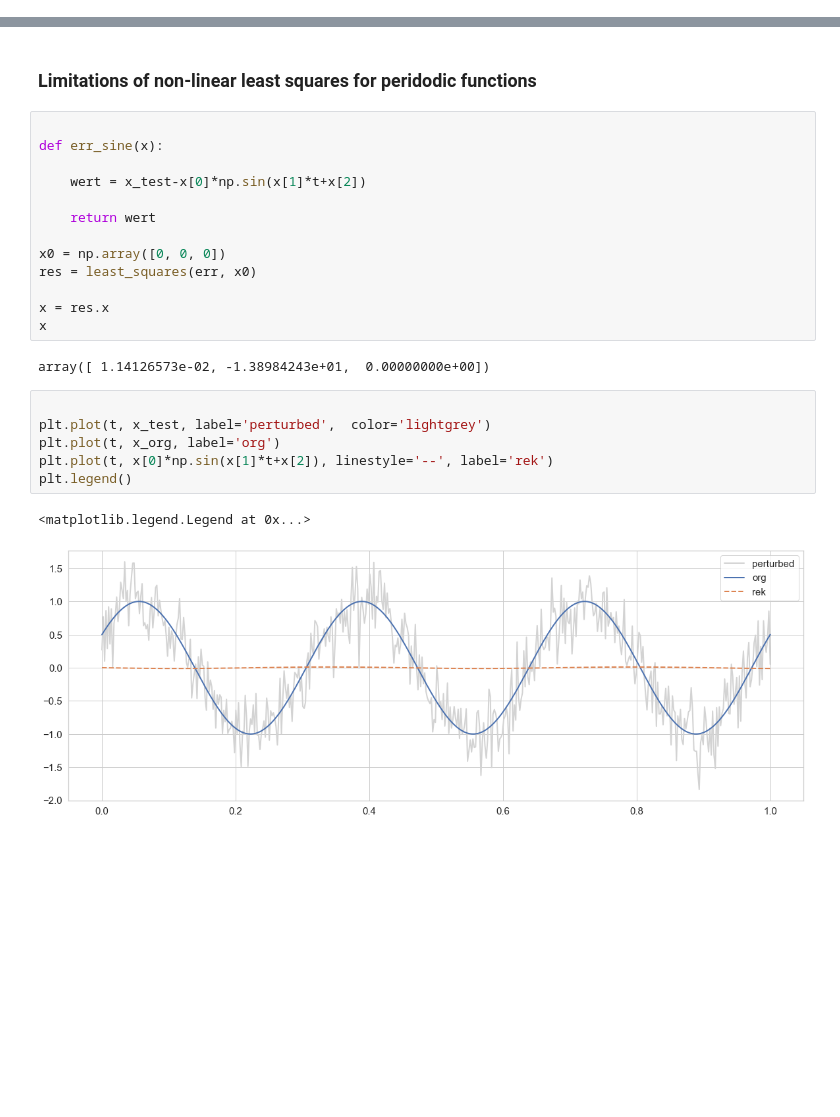
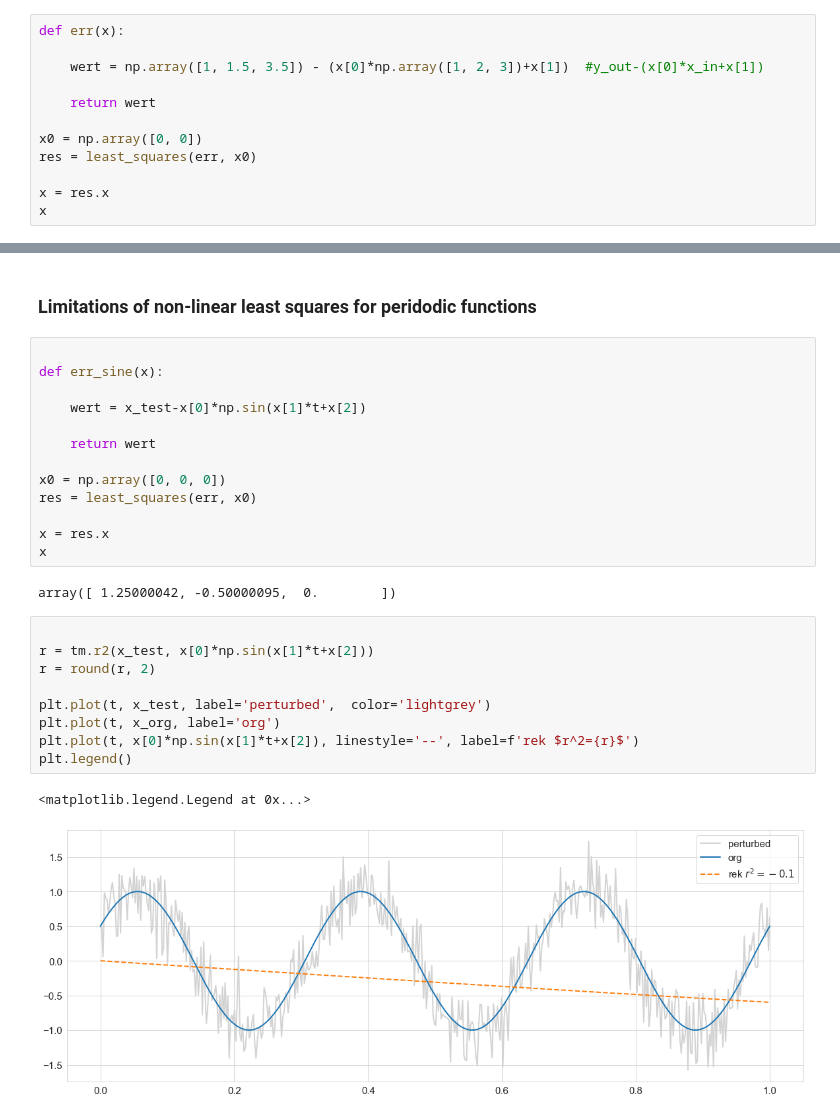
Before and after one commit to zolabar/trendPy, a Jupyter notebook: example.ipynb, the cells around one changed output, grey strips where cells are left out. Drawn from its saved outputs; the diff is of its cells as text; blank space fills up the shorter version.

Commit message:
scipy least squares second example

```diff
--- a/example.ipynb
+++ b/example.ipynb
@@ -181,3 +181,15 @@ array([ 1.14107422e-02, -1.38946883e+01])
 lin.coef
 # %% [output]
 [0.01141074221368605, -13.894688323882042]
+# %%
+def err(x):
+
+    wert = np.array([1, 1.5, 3.5]) - (x[0]*np.array([1, 2, 3])+x[1])  #y_out-(x[0]*x_in+x[1])
+
+    return wert
+
+x0 = np.array([0, 0])
+res = least_squares(err, x0)
+
+x = res.x
+x
@@ -228,13 +246,16 @@ res = least_squares(err, x0)
 x = res.x
 x
 # %% [output]
-array([ 1.14126573e-02, -1.38984243e+01,  0.00000000e+00])
+array([ 1.25000042, -0.50000095,  0.        ])
 # %%
+
+r = tm.r2(x_test, x[0]*np.sin(x[1]*t+x[2]))
+r = round(r, 2)
 
 plt.plot(t, x_test, label='perturbed',  color='lightgrey')
 plt.plot(t, x_org, label='org')
-plt.plot(t, x[0]*np.sin(x[1]*t+x[2]), linestyle='--', label='rek')
+plt.plot(t, x[0]*np.sin(x[1]*t+x[2]), linestyle='--', label=f'rek $r^2={r}$')
 plt.legend()
 # %% [output]
 <matplotlib.legend.Legend at 0x...>
-[figure, old version]
+[figure, new version]
```
Also changed, not shown: parts of 7 cells of this notebook.
